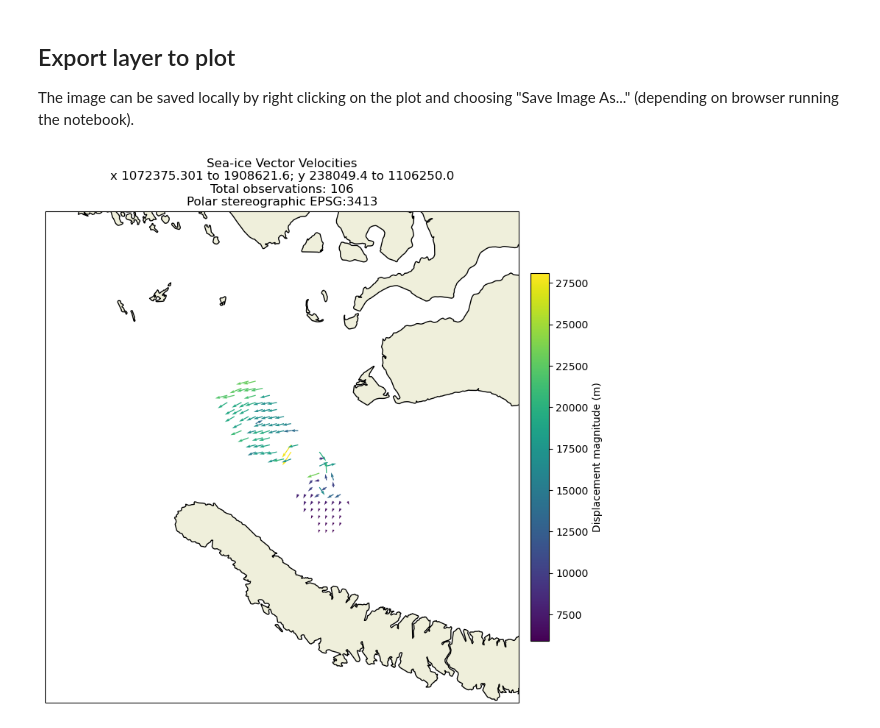
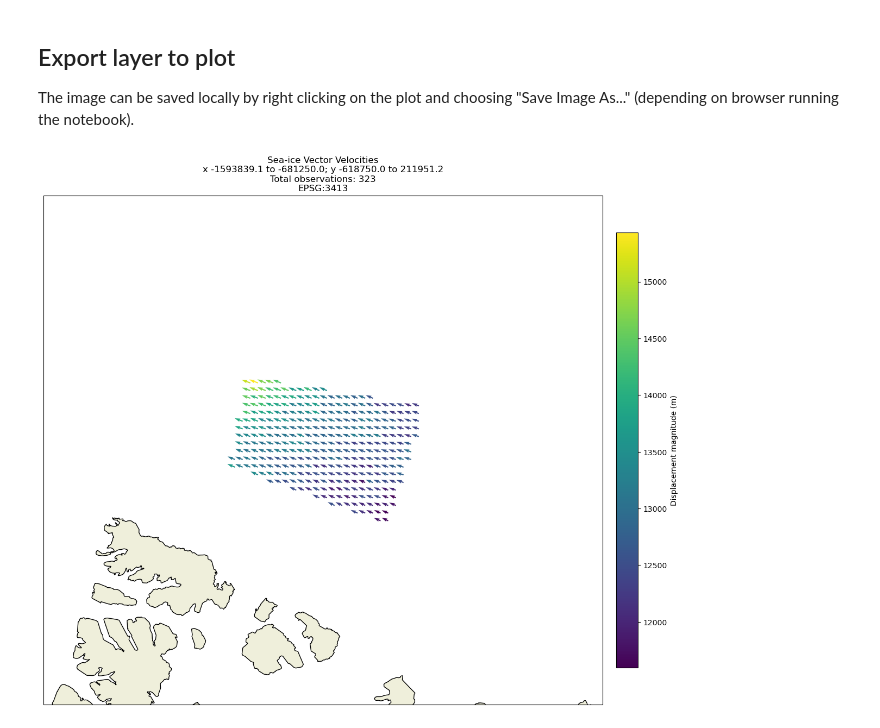
Before and after one commit to BG-NOAA/sar_drift_converter, a Jupyter notebook: sar_sea_ice_drift_netcdf_layer_viewer.ipynb, the cells around one changed output. Cells and saved outputs as stored; diff of their text form; code cells hidden in the pictures.

```diff
--- a/sar_sea_ice_drift_netcdf_layer_viewer.ipynb
+++ b/sar_sea_ice_drift_netcdf_layer_viewer.ipynb
@@ -452,7 +455,7 @@ def create_png(layer_values, has_outliers, epsg):
             globe=ccrs.Globe(datum='WGS84', ellipse='WGS84')
         )
 
-    fig = plt.figure(figsize=(10, 10))
+    fig = plt.figure(figsize=(16, 16))
     ax = plt.axes(projection=cartopy_crs)
 
     X1_valid = layer_values['X1']
@@ -616,7 +619,8 @@ def _embed_qml_style(gpkg_path, layer_name, qml_path):
 # %% [markdown]
 ## Open NetCDF file and view summary
 # %%
-nc_path = r"SIVelocity_SAR/2/2024/nc/SIVelocity_SAR_20241230_20241231_scenes_12km_NH_3413.nc"
+# nc_path = r"SIVelocity_SAR/3413/Processing Level - 02 (PL02)/2024/nc/SIVelocity_SAR_20241230_20241231_scenes_12km_NH_3413_PL02_v01.nc"
+nc_path = r"SIVelocity_SAR/3413/Processing Level - 01 (PL01)/2024/nc/SIVelocity_SAR_20241108_20241109_scenes_12km_NH_3413_PL01_v01.nc"
 if not os.path.exists(nc_path):
     raise ValueError(f'Cannot locate file {nc_path}')
 ds = xr.open_dataset(nc_path, decode_times=False, mask_and_scale=False)
@@ -662,9 +677,17 @@ for idx, layer in enumerate(ds['layer_id'].values):
 ## Choose which layer to export based on layer index
 Set `has_outliers` to True or False. When the PNG is created, the outlier values will be color-coded. False can always be set. Only level 02 output will have outliers. If no vectors appear in the plot, `has_outliers` might be set to true and the layer has no outlier categories.
 # %%
-selected_layer_index = 80
+epsg=3413
+
+# PL - 01
+selected_layer_index = 4
 has_outliers = False
-epsg=3413
+
+# PL - 02
+# selected_layer_index = 9
+# has_outliers = True
+
+
 
 # get layer values
 layer = ds.isel(time=selected_layer_index)
@@ -761,6 +799,6 @@ layer_to_gpkg(layer_values, has_outliers)
 ## Export layer to plot
 The image can be saved locally by right clicking on the plot and choosing "Save Image As..." (depending on browser running the notebook).
 # %%
-create_png(layer_values, has_outliers)
+create_png(layer_values, has_outliers, epsg)
 # %% [output]
-[figure, old version]
+[figure, new version]
```
Also changed, not shown: parts of 5 cells of this notebook, 6 other files.
